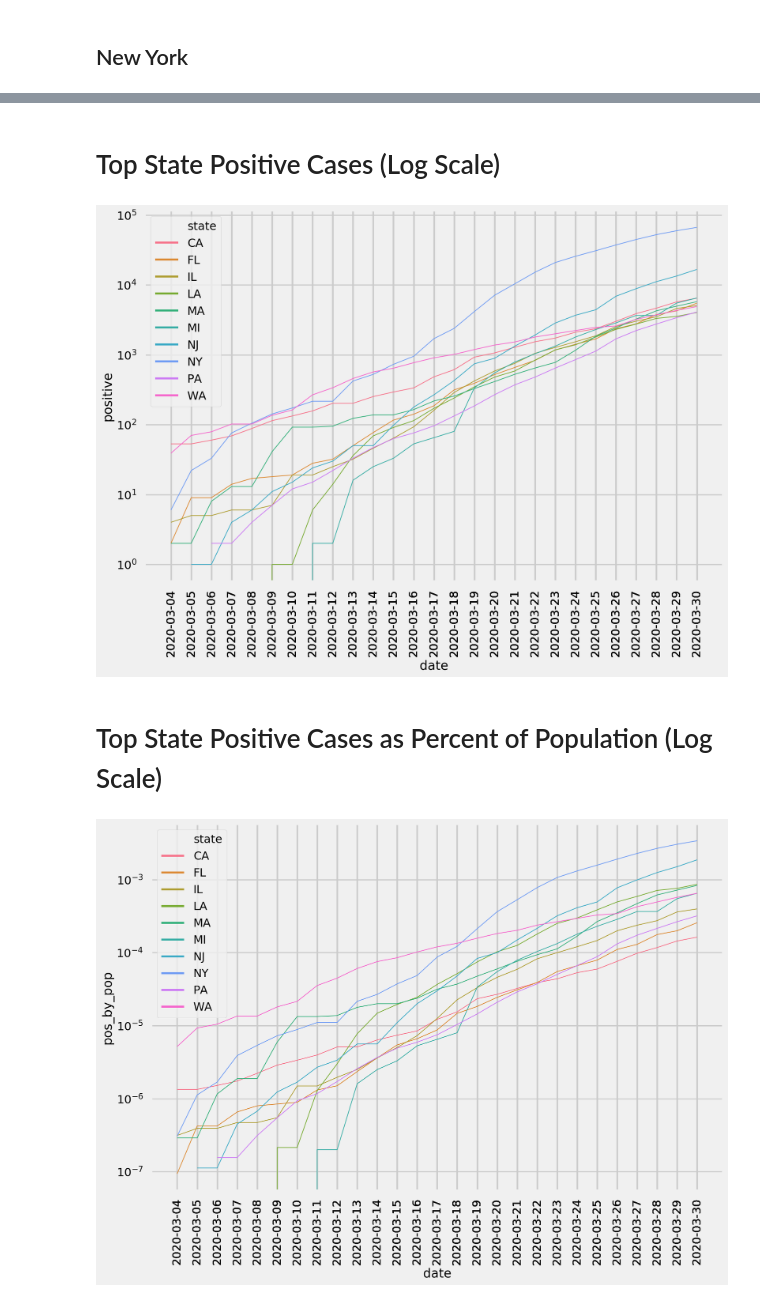
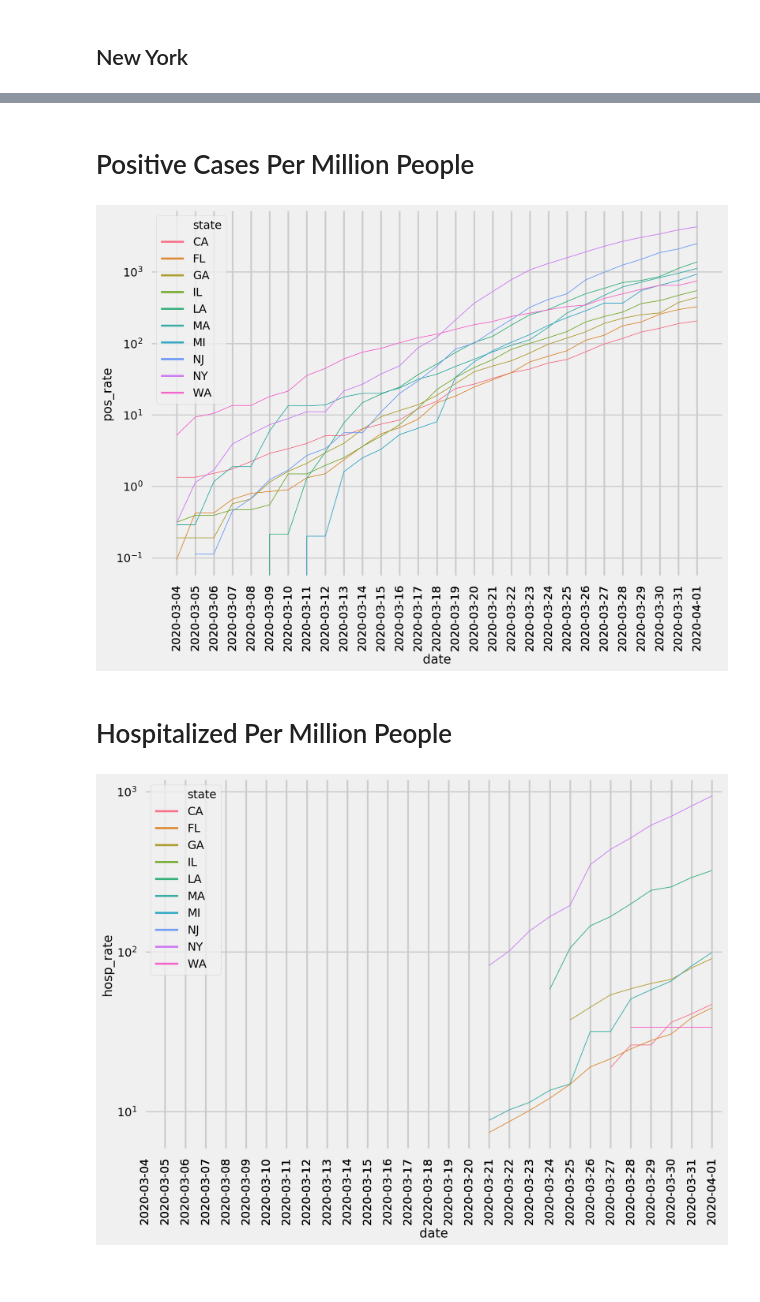
Before and after one commit to kennethn/covid, a Jupyter notebook: covid-us.ipynb, the cells around one changed output, grey strips where cells are left out. Cells and saved outputs as stored; diff of their text form; code cells hidden in the pictures; blank space fills up the shorter version.

```diff
--- a/covid-us.ipynb
+++ b/covid-us.ipynb
@@ -66,8 +66,14 @@ df_states.sort_values(by=['date']).tail()
 # Merge in population data
 df_states = pd.merge(df_states, df_pop, on='state')
 
-# Calculate positive as percent of population
-df_states['pos_by_pop'] = df_states['positive'] / df_states['population']
+# Calculate positive per million
+df_states['pos_rate'] = df_states['positive'] / (df_states['population'] / 1e6)
+
+# Calculate hospitalized per million
+df_states['hosp_rate'] = df_states['hospitalized'] / (df_states['population'] / 1e6)
+
+# Calculate deaths per million
+df_states['death_rate'] = df_states['death'] / (df_states['population'] / 1e6)
 
 # Calculate total tests
 df_states['total'] = df_states['positive'] + df_states['negative']
@@ -75,8 +81,8 @@ df_states['total'] = df_states['positive'] + df_states['negative']
 # Calculate percent of tests that are positive
 df_states['positive_rate'] = df_states['positive'] / df_states['total']
 
-# Calculate percent of population tested
-df_states['test_rate'] = df_states['total'] / df_states['population']
+# Calculate tests per million people
+df_states['test_rate'] = df_states['total'] / (df_states['population'] / 1e6)
 # %%
 df_states.tail()
 # %% [output]
@@ -190,7 +209,7 @@ df_states.query('date == @latest_date').sort_values(by='positive', ascending=Fal
 # %% [markdown]
-# Top State Positive Cases (Log Scale)
+# Positive Cases Per Million People
 # %%
-ax = sns.lineplot(x="date", y="positive",
+ax = sns.lineplot(x="date", y="pos_rate",
                   hue="state",
                   estimator=None,
                   lw=1,
@@ -200,18 +219,18 @@ ax.set_yscale('log')
 plt.xticks(rotation=90)
 plt.show()
 # %% [output]
-[figure, old version]
+[figure, new version]
-# %% [markdown]
-# Top State Positive Cases as Percent of Population (Log Scale)
+# %% [markdown]
+# Hospitalized Per Million People
 # %%
-ax = sns.lineplot(x="date", y="pos_by_pop",
+ax = sns.lineplot(x="date", y="hosp_rate",
                   hue="state",
                   estimator=None,
                   lw=1,
                   data=df_top_states)
 ax.set(xticks=df_top_states.date.values)
 ax.set_yscale('log')
 plt.xticks(rotation=90)
 plt.show()
 # %% [output]
-[figure, old version]
+[figure, new version]
```
Also changed, not shown: parts of 26 cells of this notebook.
